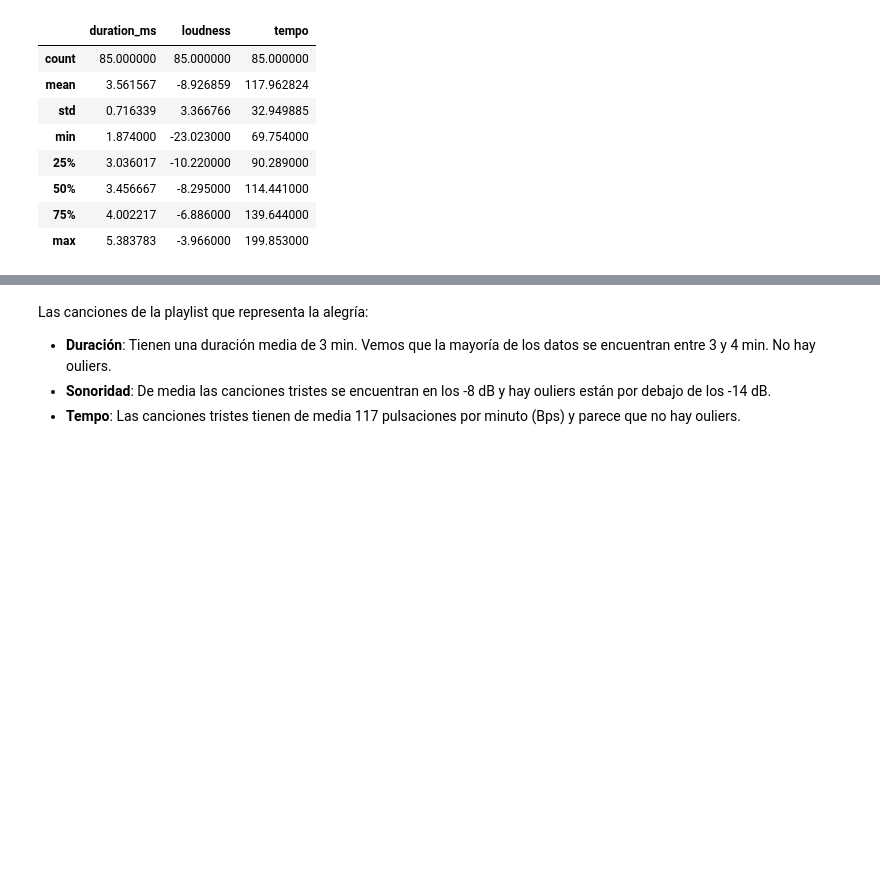
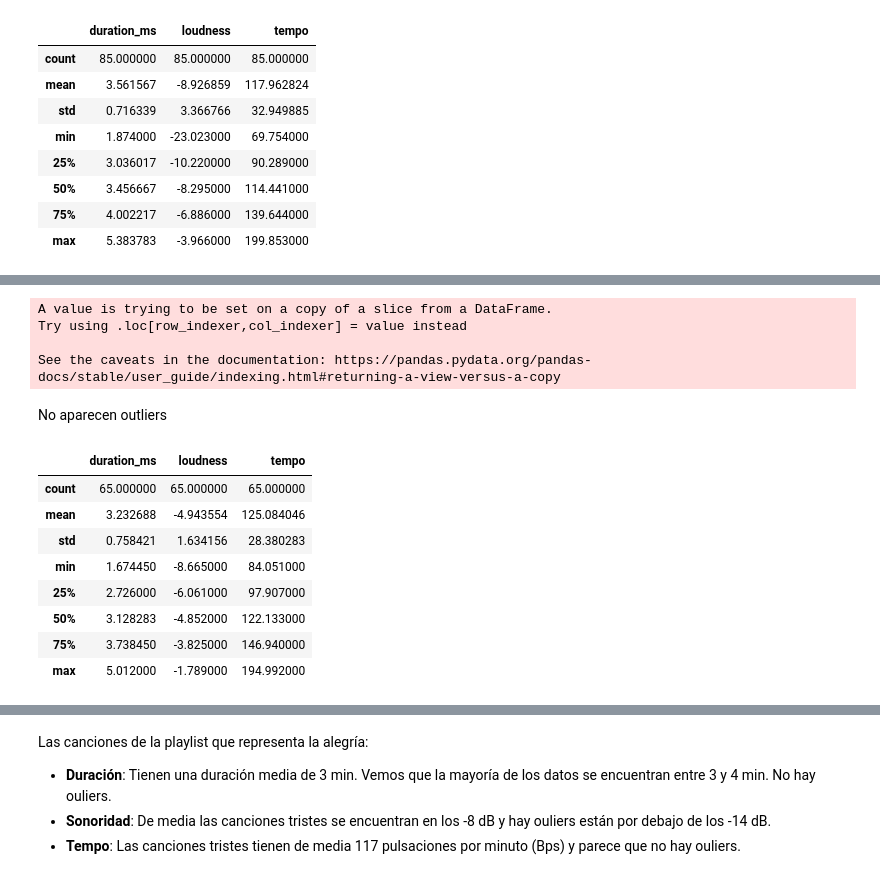
Before and after one commit to bravovielisa/Spotify_analysis, a Jupyter notebook: Notebooks/EDA.ipynb, the cells around one changed output, grey strips where cells are left out. Drawn from its saved outputs; the diff is of its cells as text; code cells hidden in the pictures; blank space fills up the shorter version.

```diff
--- a/Notebooks/EDA.ipynb
+++ b/Notebooks/EDA.ipynb
@@ -293,0 +373,8 @@ sad_df[['duration_ms','loudness','tempo']].describe()
+# %%
+# Convierto ms a minutos: 1 min = 60.000 ms
+anger_df['duration_ms'] = anger_df['duration_ms']/60000
+# %% [output]
+A value is trying to be set on a copy of a slice from a DataFrame.
+Try using .loc[row_indexer,col_indexer] = value instead
+
+See the caveats in the documentation: https://pandas.pydata.org/pandas-docs/stable/user_guide/indexing.html#returning-a-view-versus-a-copy
@@ -293,0 +396,14 @@ sad_df[['duration_ms','loudness','tempo']].describe()
+# %% [markdown]
+No aparecen outliers
+# %%
+anger_df[['duration_ms','loudness','tempo']].describe()
+# %% [output]
+|  | duration_ms | loudness | tempo |
+| count | 65.000000 | 65.000000 | 65.000000 |
+| mean | 3.232688 | -4.943554 | 125.084046 |
+| std | 0.758421 | 1.634156 | 28.380283 |
+| min | 1.674450 | -8.665000 | 84.051000 |
+| 25% | 2.726000 | -6.061000 | 97.907000 |
+| 50% | 3.128283 | -4.852000 | 122.133000 |
+| 75% | 3.738450 | -3.825000 | 146.940000 |
+| max | 5.012000 | -1.789000 | 194.992000 |
```
Also changed, not shown: parts of 42 cells of this notebook.
